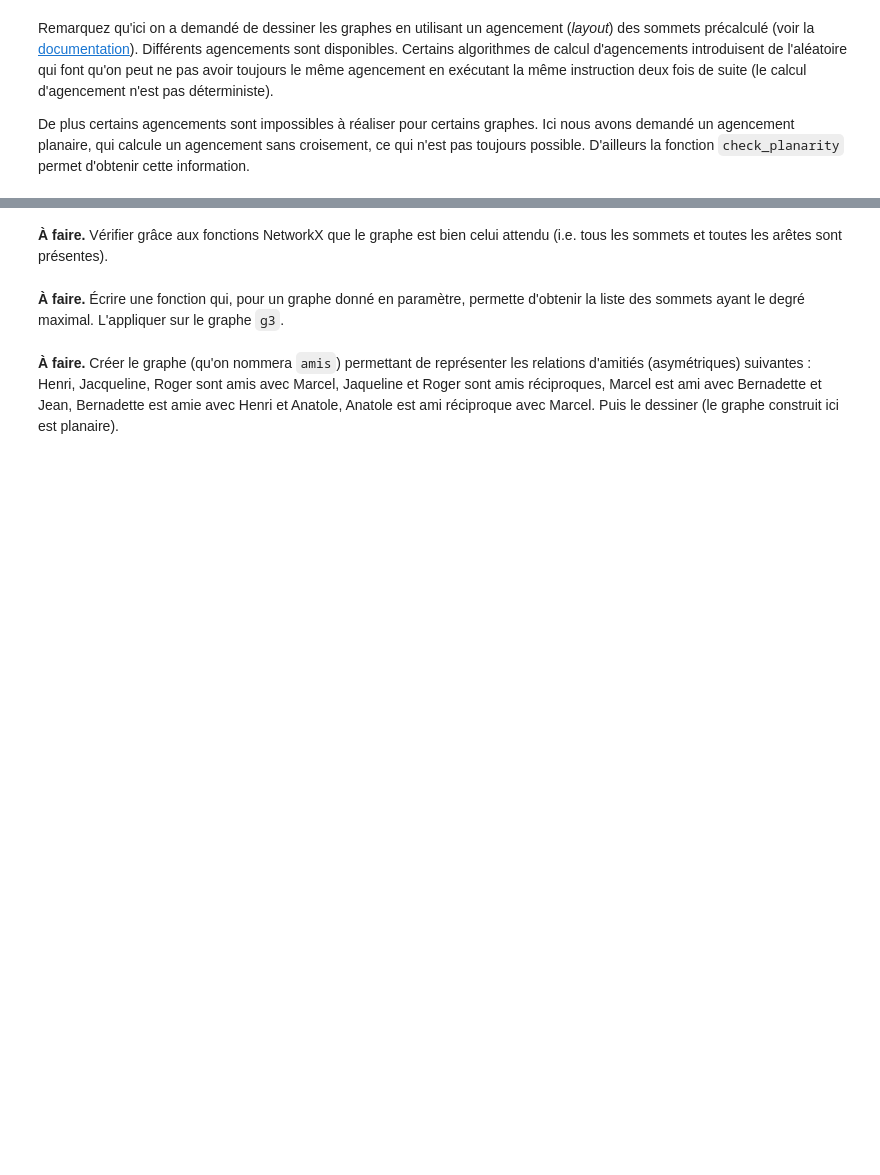
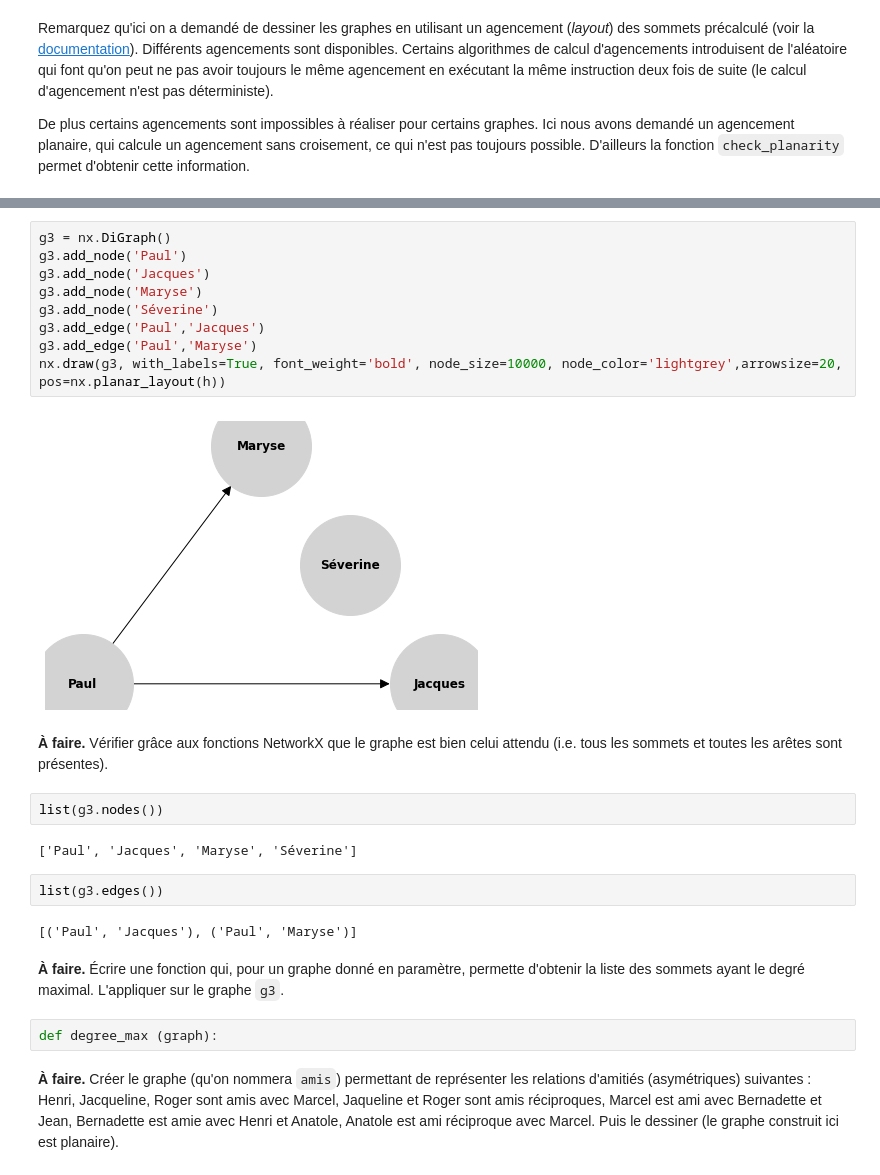
Before and after one commit to ChristopherCrepin/Colaboratory, a Jupyter notebook: LSC-NSI-SD4-Graphes_Intro.ipynb, the cells around one changed output, grey strips where cells are left out. Saved outputs shown, nothing was run; the diff lists cells and outputs as text; blank space fills up the shorter version.

```diff
--- a/LSC-NSI-SD4-Graphes_Intro.ipynb
+++ b/LSC-NSI-SD4-Graphes_Intro.ipynb
@@ -202,10 +210,31 @@ De plus certains agencements sont impossibles à réaliser pour certains graphes
 ![](https://github.com/ChristopherCrepin/Colaboratory/blob/main/fig/graphe_g3.png?raw=1)
 
 Puis le visualiser.
+# %%
+g3 = nx.DiGraph()
+g3.add_node('Paul')
+g3.add_node('Jacques')
+g3.add_node('Maryse')
+g3.add_node('Séverine')
+g3.add_edge('Paul','Jacques')
+g3.add_edge('Paul','Maryse')
+nx.draw(g3, with_labels=True, font_weight='bold', node_size=10000, node_color='lightgrey',arrowsize=20, pos=nx.planar_layout(h))
+# %% [output]
+[figure, added]
 # %% [markdown]
 **À faire.** Vérifier grâce aux fonctions NetworkX que le graphe est bien celui attendu (i.e. tous les sommets et toutes les arêtes sont présentes).
+# %%
+list(g3.nodes())
+# %% [output]
+['Paul', 'Jacques', 'Maryse', 'Séverine']
+# %%
+list(g3.edges())
+# %% [output]
+[('Paul', 'Jacques'), ('Paul', 'Maryse')]
 # %% [markdown]
 **À faire.** Écrire une fonction qui, pour un graphe donné en paramètre, permette d'obtenir la liste des sommets ayant le degré maximal. L'appliquer sur le graphe `g3`.
+# %%
+def degree_max (graph):
 # %% [markdown]
 **À faire.** Créer le graphe (qu'on nommera `amis`) permettant de représenter les relations d'amitiés (asymétriques) suivantes : Henri, Jacqueline, Roger sont amis avec Marcel, Jaqueline et Roger sont amis réciproques, Marcel est ami avec Bernadette et Jean, Bernadette est amie avec Henri et Anatole, Anatole est ami réciproque avec Marcel. Puis le dessiner (le graphe construit ici est planaire).
 # %% [markdown]
```
Also changed, not shown: parts of 7 cells of this notebook.
